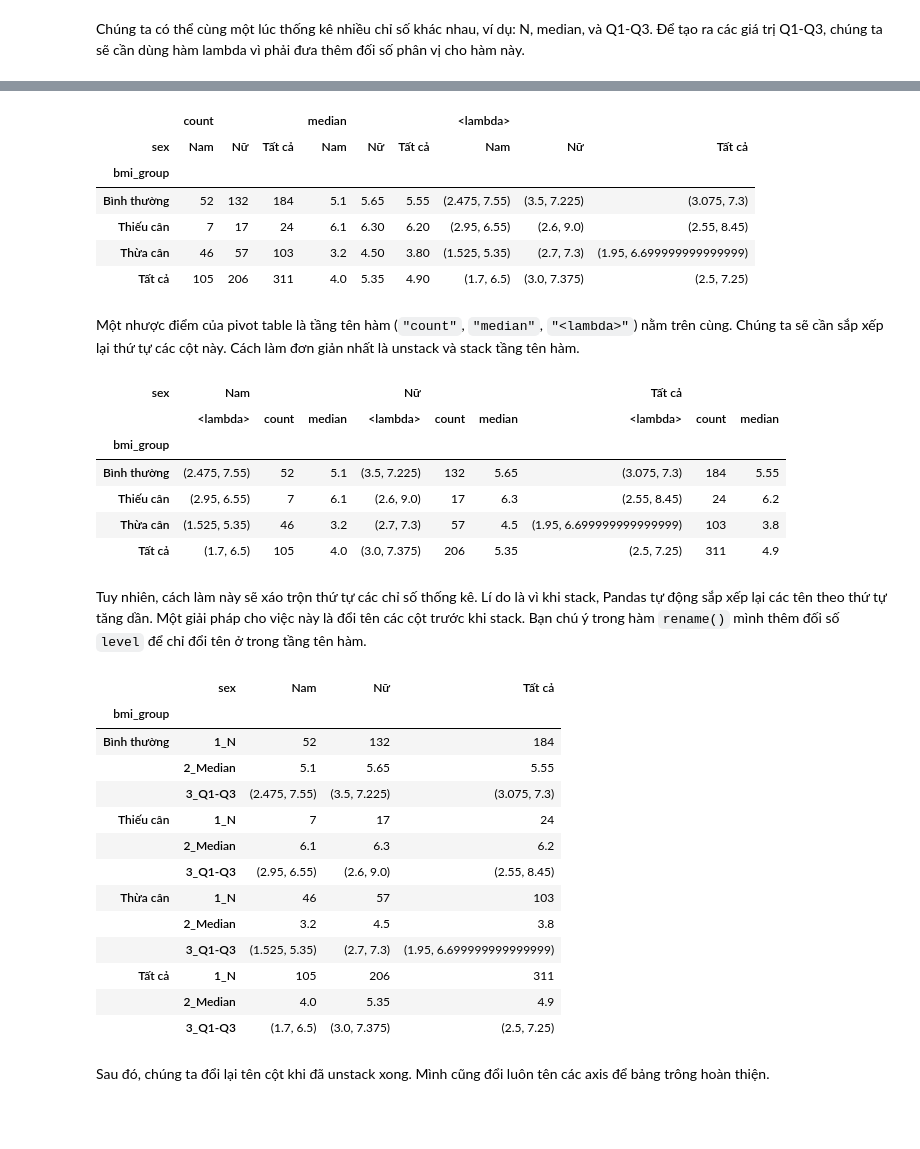
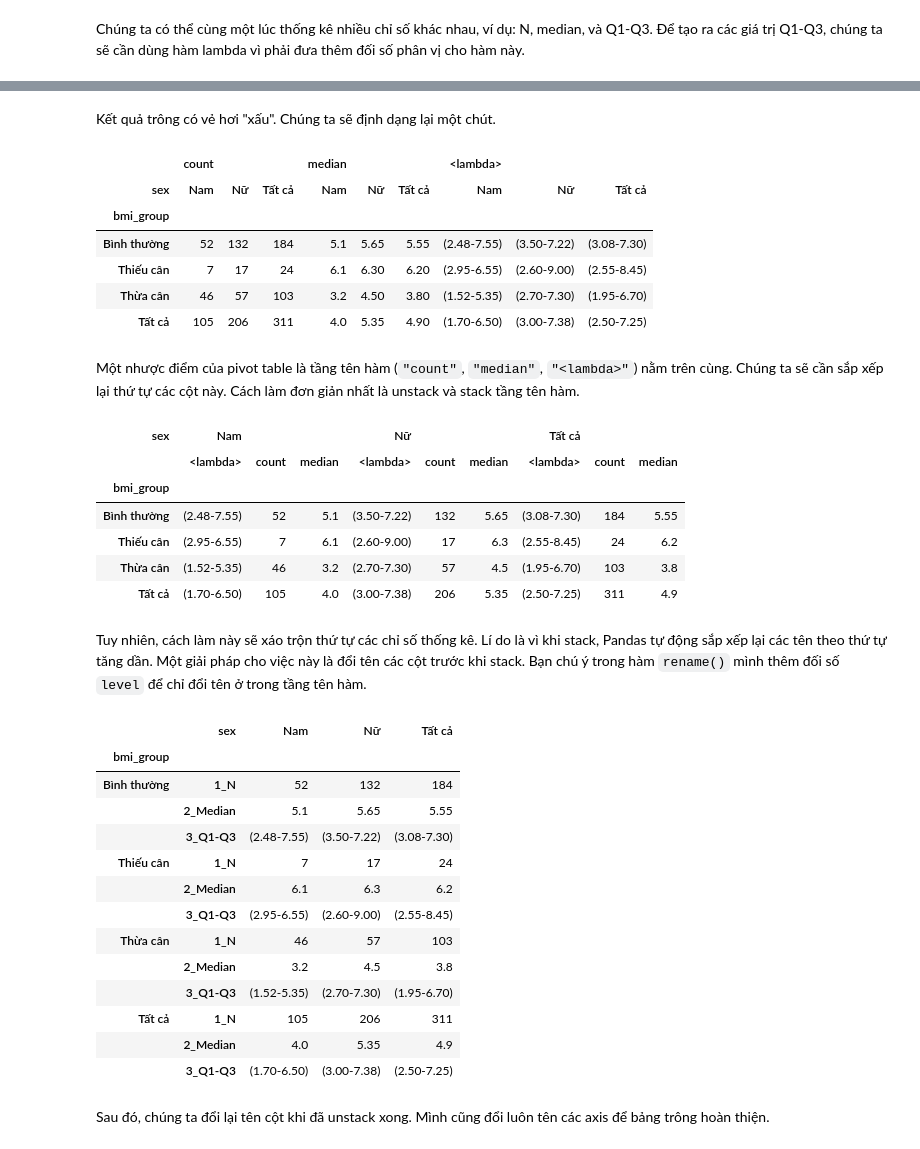
Before and after one commit to gothmania/pytutor, a Jupyter notebook: 04_data/11_tabulation.ipynb, the cells around one changed output, grey strips where cells are left out. Saved outputs shown, nothing was run; the diff lists cells and outputs as text; code cells hidden in the pictures; blank space fills up the shorter version.

```diff
--- a/04_data/11_tabulation.ipynb
+++ b/04_data/11_tabulation.ipynb
@@ -60,20 +76,22 @@ d.pivot_table(values="les_irp4s", index="bmi_group", columns="sex",
+# %% [markdown]
+Kết quả trông có vẻ hơi "xấu". Chúng ta sẽ định dạng lại một chút.
 # %%
 pt = d.pivot_table(values="les_irp4s", index="bmi_group", columns="sex",
     aggfunc=[
         "count",
         "median",
-        lambda x: (x.quantile(0.25), x.quantile(0.75))
+        lambda x: "({:.2f}-{:.2f})".format(x.quantile(0.25), x.quantile(0.75))
     ],
     margins=True, margins_name="Tất cả")
 pt
 # %% [output]
 |  | count |  |  | median |  |  | <lambda> |  |  |
 | sex | Nam | Nữ | Tất cả | Nam | Nữ | Tất cả | Nam | Nữ | Tất cả |
 | bmi_group |  |  |  |  |  |  |  |  |  |
-| Bình thường | 52 | 132 | 184 | 5.1 | 5.65 | 5.55 | (2.475, 7.55) | (3.5, 7.225) | (3.075, 7.3) |
-| Thiếu cân | 7 | 17 | 24 | 6.1 | 6.30 | 6.20 | (2.95, 6.55) | (2.6, 9.0) | (2.55, 8.45) |
-| Thừa cân | 46 | 57 | 103 | 3.2 | 4.50 | 3.80 | (1.525, 5.35) | (2.7, 7.3) | (1.95, 6.699999999999999) |
-| Tất cả | 105 | 206 | 311 | 4.0 | 5.35 | 4.90 | (1.7, 6.5) | (3.0, 7.375) | (2.5, 7.25) |
+| Bình thường | 52 | 132 | 184 | 5.1 | 5.65 | 5.55 | (2.48-7.55) | (3.50-7.22) | (3.08-7.30) |
+| Thiếu cân | 7 | 17 | 24 | 6.1 | 6.30 | 6.20 | (2.95-6.55) | (2.60-9.00) | (2.55-8.45) |
+| Thừa cân | 46 | 57 | 103 | 3.2 | 4.50 | 3.80 | (1.52-5.35) | (2.70-7.30) | (1.95-6.70) |
+| Tất cả | 105 | 206 | 311 | 4.0 | 5.35 | 4.90 | (1.70-6.50) | (3.00-7.38) | (2.50-7.25) |
 # %% [markdown]
 Một nhược điểm của pivot table là tầng tên hàm (`"count"`, `"median"`, `"<lambda>"`) nằm trên cùng. Chúng ta sẽ cần sắp xếp lại thứ tự các cột này. Cách làm đơn giản nhất là unstack và stack tầng tên hàm.
 # %%
@@ -82,10 +100,10 @@ pt.stack(level=0).unstack(level=1)
 | sex | Nam |  |  | Nữ |  |  | Tất cả |  |  |
 |  | <lambda> | count | median | <lambda> | count | median | <lambda> | count | median |
 | bmi_group |  |  |  |  |  |  |  |  |  |
-| Bình thường | (2.475, 7.55) | 52 | 5.1 | (3.5, 7.225) | 132 | 5.65 | (3.075, 7.3) | 184 | 5.55 |
-| Thiếu cân | (2.95, 6.55) | 7 | 6.1 | (2.6, 9.0) | 17 | 6.3 | (2.55, 8.45) | 24 | 6.2 |
-| Thừa cân | (1.525, 5.35) | 46 | 3.2 | (2.7, 7.3) | 57 | 4.5 | (1.95, 6.699999999999999) | 103 | 3.8 |
-| Tất cả | (1.7, 6.5) | 105 | 4.0 | (3.0, 7.375) | 206 | 5.35 | (2.5, 7.25) | 311 | 4.9 |
+| Bình thường | (2.48-7.55) | 52 | 5.1 | (3.50-7.22) | 132 | 5.65 | (3.08-7.30) | 184 | 5.55 |
+| Thiếu cân | (2.95-6.55) | 7 | 6.1 | (2.60-9.00) | 17 | 6.3 | (2.55-8.45) | 24 | 6.2 |
+| Thừa cân | (1.52-5.35) | 46 | 3.2 | (2.70-7.30) | 57 | 4.5 | (1.95-6.70) | 103 | 3.8 |
+| Tất cả | (1.70-6.50) | 105 | 4.0 | (3.00-7.38) | 206 | 5.35 | (2.50-7.25) | 311 | 4.9 |
 # %% [markdown]
 Tuy nhiên, cách làm này sẽ xáo trộn thứ tự các chỉ số thống kê. Lí do là vì khi stack, Pandas tự động sắp xếp lại các tên theo thứ tự tăng dần. Một giải pháp cho việc này là đổi tên các cột trước khi stack. Bạn chú ý trong hàm `rename()` mình thêm đối số `level` để chỉ đổi tên ở trong tầng tên hàm.
 # %%
@@ -96,16 +114,16 @@ pt.rename(columns={"count": "1_N", "median": "2_Median", "<lambda>": "3_Q1-Q3"},
 | bmi_group |  |  |  |  |
 | Bình thường | 1_N | 52 | 132 | 184 |
 |  | 2_Median | 5.1 | 5.65 | 5.55 |
-|  | 3_Q1-Q3 | (2.475, 7.55) | (3.5, 7.225) | (3.075, 7.3) |
+|  | 3_Q1-Q3 | (2.48-7.55) | (3.50-7.22) | (3.08-7.30) |
 | Thiếu cân | 1_N | 7 | 17 | 24 |
 |  | 2_Median | 6.1 | 6.3 | 6.2 |
-|  | 3_Q1-Q3 | (2.95, 6.55) | (2.6, 9.0) | (2.55, 8.45) |
+|  | 3_Q1-Q3 | (2.95-6.55) | (2.60-9.00) | (2.55-8.45) |
 | Thừa cân | 1_N | 46 | 57 | 103 |
 |  | 2_Median | 3.2 | 4.5 | 3.8 |
-|  | 3_Q1-Q3 | (1.525, 5.35) | (2.7, 7.3) | (1.95, 6.699999999999999) |
+|  | 3_Q1-Q3 | (1.52-5.35) | (2.70-7.30) | (1.95-6.70) |
 | Tất cả | 1_N | 105 | 206 | 311 |
 |  | 2_Median | 4.0 | 5.35 | 4.9 |
-|  | 3_Q1-Q3 | (1.7, 6.5) | (3.0, 7.375) | (2.5, 7.25) |
+|  | 3_Q1-Q3 | (1.70-6.50) | (3.00-7.38) | (2.50-7.25) |
 # %% [markdown]
 Sau đó, chúng ta đổi lại tên cột khi đã unstack xong. Mình cũng đổi luôn tên các axis để bảng trông hoàn thiện.
 # %%
```
Also changed, not shown: parts of 4 cells of this notebook.
